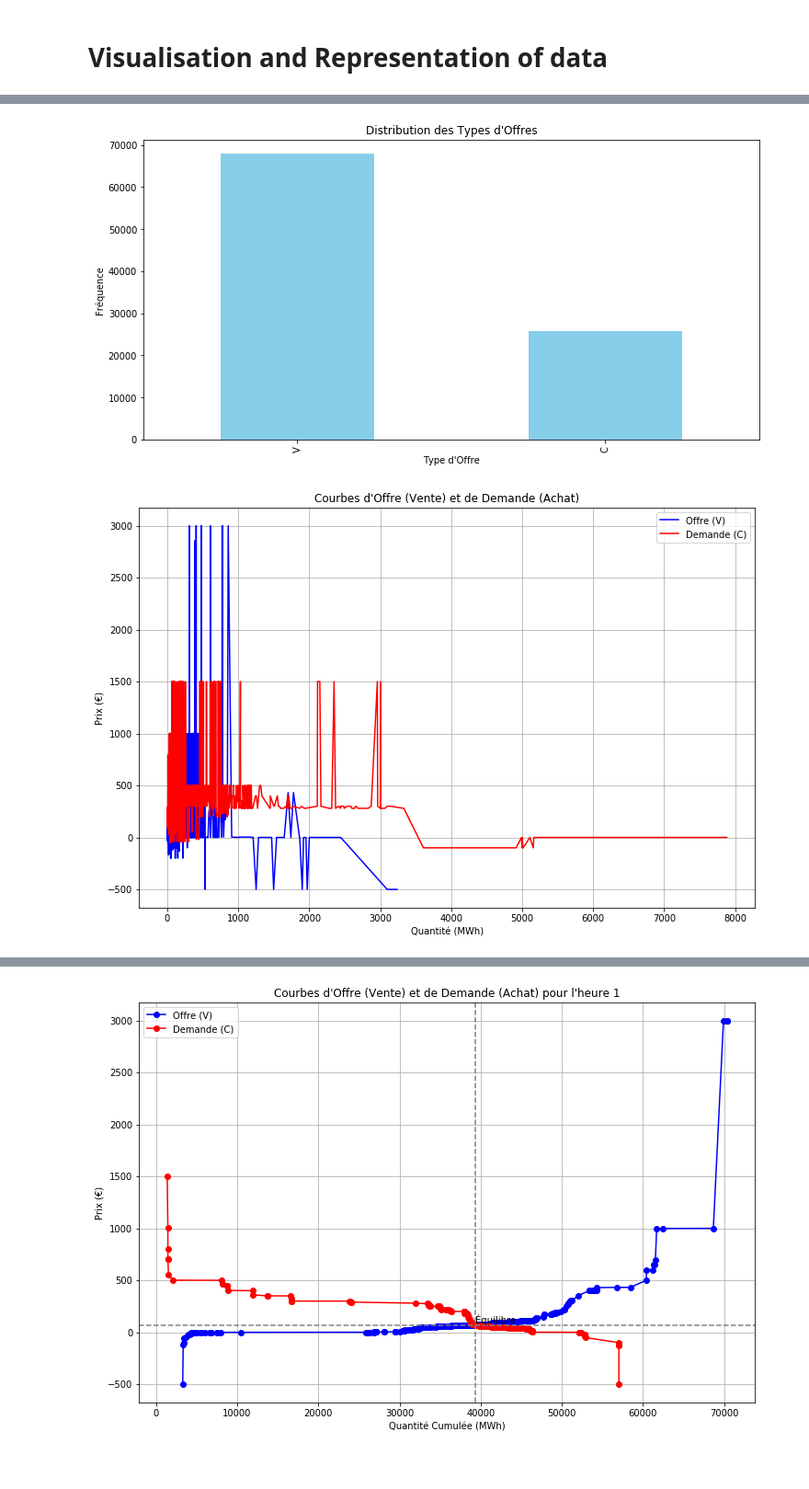
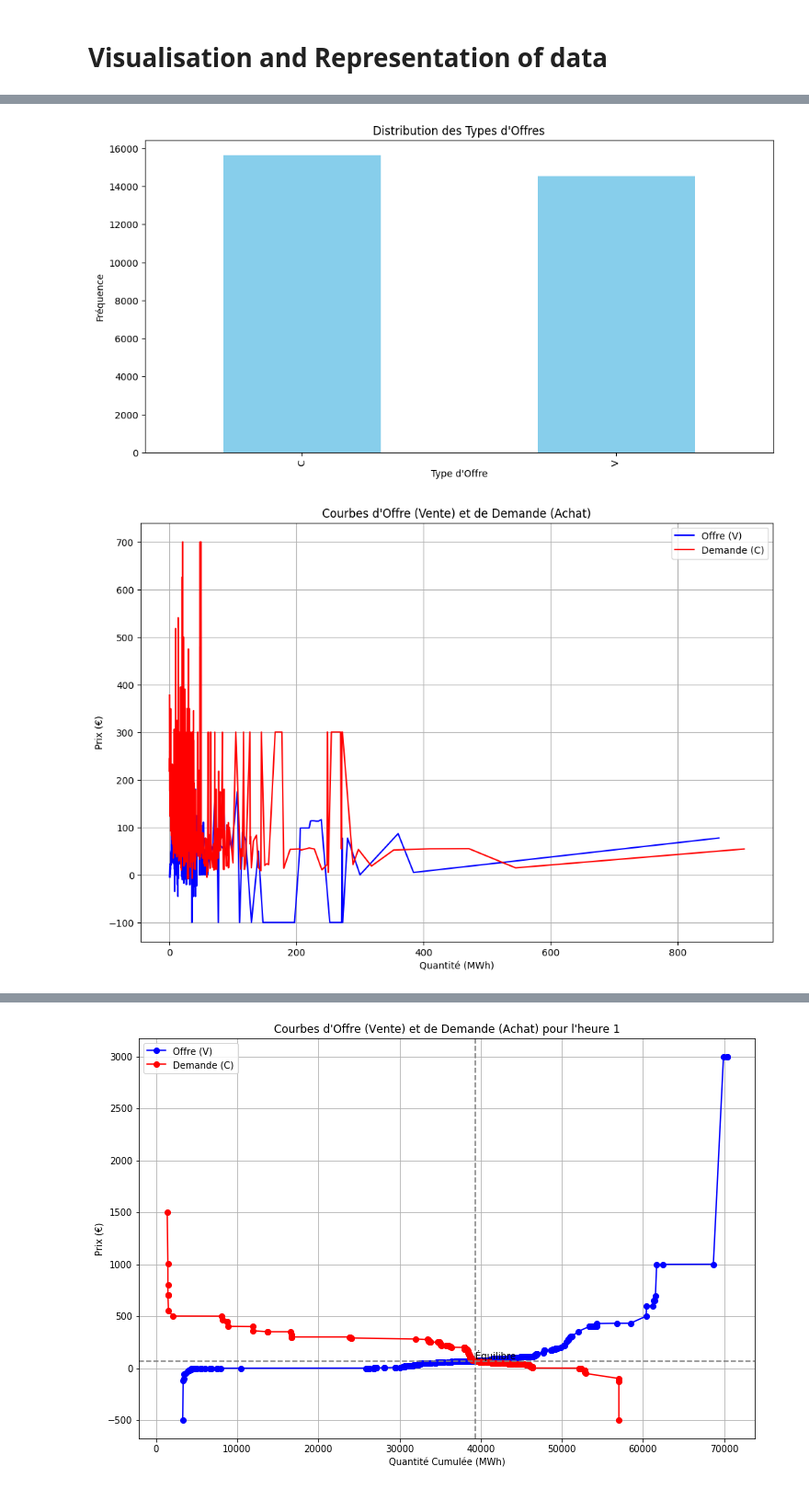
Before and after one commit to joseluissanchezr/analisis_datos, a Jupyter notebook: Grupo_3/visualisation.ipynb, the cells around one changed output, grey strips where cells are left out. Shown at 92% size. Cells and saved outputs as stored; diff of their text form; code cells hidden in the pictures; blank space fills up the shorter version.

Commit message:
aggregated_curves

```diff
--- a/Grupo_3/visualisation.ipynb
+++ b/Grupo_3/visualisation.ipynb
@@ -7,7 +6,6 @@ import os
 # %%
 # Lire les premières lignes du fichier pour inspecter sa structure
-file_path = '/Users/mac/Desktop/Datos/analisis_datos/Grupo_3/data/curva_pbc_uof_20240201.1'
-df = pd.read_csv(file_path, encoding='latin1', sep=';', skiprows=2)
-df
+df = pd.read_csv("data/curva_pibc_uof_2024020101_limpio.csv", sep=";", encoding="latin1")
+df.head()
 # %% [output]
 |  | Hora | Fecha | Pais | Unidad | Tipo Oferta | Energía Compra/Venta | Precio Compra/Venta | ... |
@@ -50,13 +16,0 @@ dtype: object
-# %%
-df['Energía Compra/Venta'] = df['Energía Compra/Venta'].str.replace('.', '', regex=False)
-df['Precio Compra/Venta'] = df['Precio Compra/Venta'].str.replace('.', '', regex=False)
-
-# Remplacer les virgules par des points dans les colonnes numériques
-df['Energía Compra/Venta'] = df['Energía Compra/Venta'].str.replace(',', '.', regex=False).astype(float)
-df['Precio Compra/Venta'] = df['Precio Compra/Venta'].str.replace(',', '.', regex=False).astype(float)
-
-# Supprimer la colonne non nécessaire 'Unnamed: 8'
-df.drop(columns=['Unnamed: 8'], inplace=True)
-
-print(df.head())
-print(df.dtypes)
@@ -90,7 +26,4 @@ plt.show()
 # %%
-# Convertir la colonne 'Fecha' en datetime
-df['Fecha'] = pd.to_datetime(df['Fecha'], format='%d/%m/%Y')
-
 # Agréger les données par date et somme de l'énergie
 energy_per_date = df.groupby('Fecha')['Energía Compra/Venta'].sum()
 
@@ -114,30 +43,30 @@ plt.xlabel('Type d\'Offre')
 plt.ylabel('Fréquence')
 plt.show()
 # %% [output]
-[figure, old version]
+[figure, new version]
 # %%
 # Filtrer les données pour séparer les types d'offres de vente (V) et d'achat (C)
 offre = df[df['Tipo Oferta'] == 'V']
 demande = df[df['Tipo Oferta'] == 'C']
 
 # Agréger les données par quantité et calculer le prix moyen pour chaque quantité
 offre_aggregated = offre.groupby('Energía Compra/Venta')['Precio Compra/Venta'].mean().reset_index()
 demande_aggregated = demande.groupby('Energía Compra/Venta')['Precio Compra/Venta'].mean().reset_index()
-quantité
+
 # Tracer les courbes d'offre et de demande
 plt.figure(figsize=(12, 8))
 
 plt.plot(offre_aggregated['Energía Compra/Venta'], offre_aggregated['Precio Compra/Venta'], label='Offre (V)', color='blue')
 plt.plot(demande_aggregated['Energía Compra/Venta'], demande_aggregated['Precio Compra/Venta'], label='Demande (C)', color='red')
 
 plt.title("Courbes d'Offre (Vente) et de Demande (Achat)")
 plt.xlabel('Quantité (MWh)')
 plt.ylabel('Prix (€)')
 plt.legend()
 plt.grid(True)
 plt.show()
 # %% [output]
-[figure, old version]
+[figure, new version]
 # %%
 offre[offre["Precio Compra/Venta"]>0].head()
 # %% [output]
```
Also changed, not shown: parts of 9 cells of this notebook, 7 other files.
